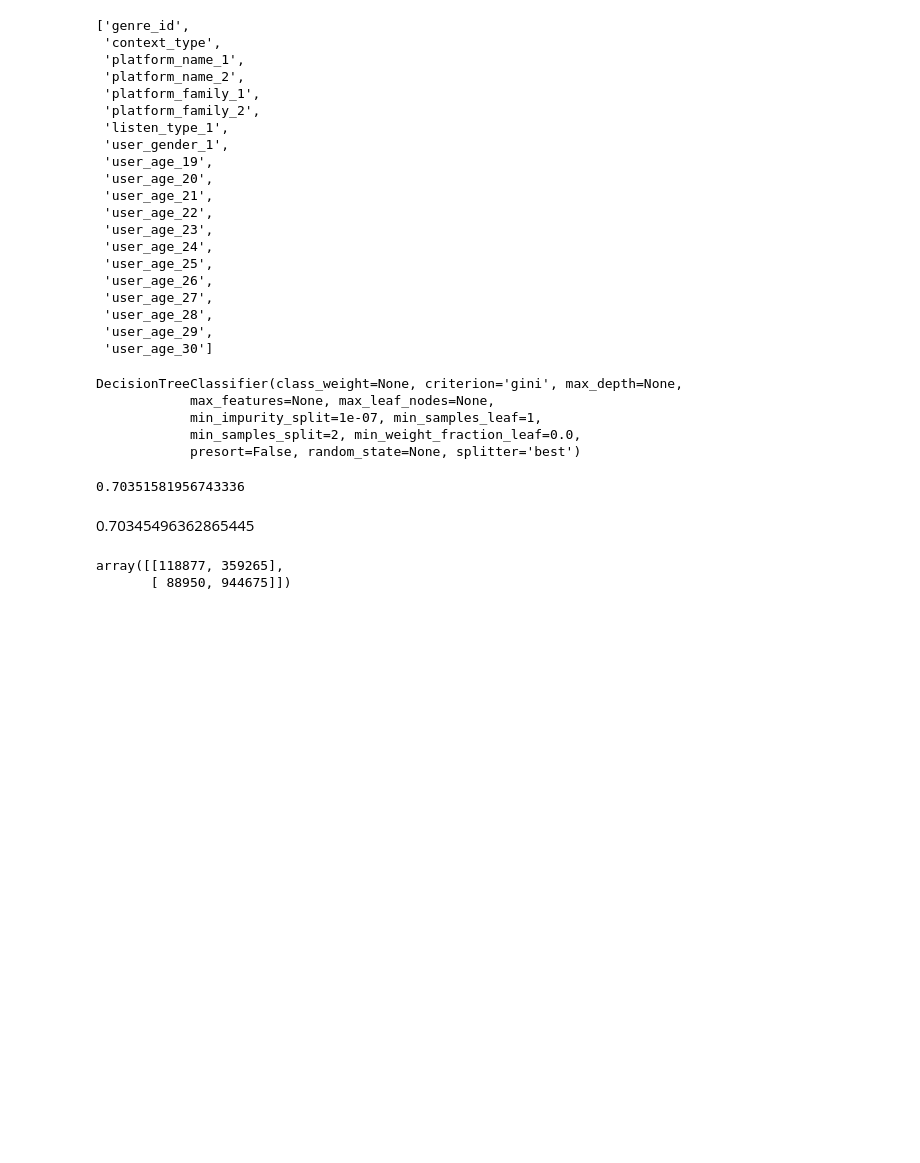
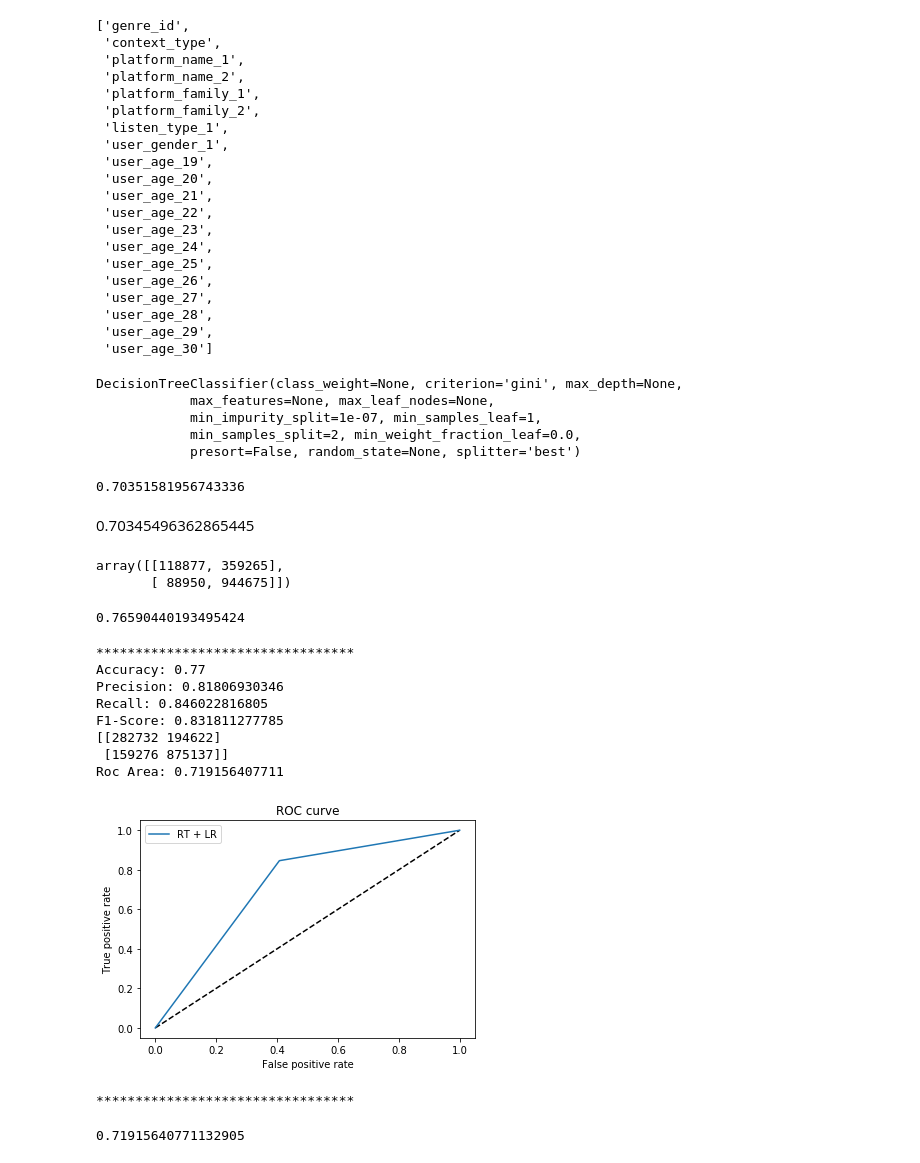
Before and after one commit to wandersoncferreira/DataScienceGame2017, a Jupyter notebook: moneda/First Model.ipynb, the cells around one changed output. Cells and saved outputs as stored; diff of their text form; code cells hidden in the pictures; blank space fills up the shorter version.

Commit message:
funcao de submissao, report com acc e AUC, plot da ROC

```diff
--- a/moneda/First Model.ipynb
+++ b/moneda/First Model.ipynb
@@ -178,3 +198,59 @@ confusion_matrix(y_test, model.predict(X_test))
 # %% [output]
 array([[118877, 359265],
        [ 88950, 944675]])
+# %%
+from sklearn.ensemble import RandomForestClassifier
+
+model = RandomForestClassifier()
+model.fit(X_train, y_train)
+model.score(X_test, y_test)
+# %% [output]
+0.76590440193495424
+# %%
+from sklearn import metrics
+from sklearn.metrics import confusion_matrix
+from sklearn.metrics import accuracy_score
+import matplotlib.pyplot as plt
+
+def complete_report(y_test, y_pred):
+    print("*********************************")
+    print("Accuracy: {0:.2f}".format(accuracy_score(y_test, y_pred)))
+    print("Precision: {0}".format(metrics.precision_score(y_test, y_pred)))
+    print("Recall: {0}".format(metrics.recall_score(y_test, y_pred)))
+    print("F1-Score: {0}".format(metrics.f1_score(y_test, y_pred)))
+    conf_m = confusion_matrix(y_test, y_pred)
+    print(conf_m)
+    try:
+        print("Roc Area: {0}".format(metrics.roc_auc_score(y_test, y_pred)))
+        roc_curve_label(y_test, y_pred)
+    except:
+        print("--")
+    print("*********************************")
+
+    return metrics.roc_auc_score(y_test, y_pred)
+
+def roc_curve_label(y_test, y_pred):
+    plt.figsize=(10,6)
+    fpr, tpr, _ = metrics.roc_curve(y_test, y_pred)
+    plt.figure(1)
+    plt.plot([0, 1], [0, 1], 'k--')
+    plt.plot(fpr, tpr, label='RT + LR')
+    plt.xlabel('False positive rate')
+    plt.ylabel('True positive rate')
+    plt.title('ROC curve')
+    plt.legend(loc='best')
+    plt.show()
+# %%
+complete_report(y_test, model.predict(X_test))
+# %% [output]
+*********************************
+Accuracy: 0.77
+Precision: 0.81806930346
+Recall: 0.846022816805
+F1-Score: 0.831811277785
+[[282732 194622]
+ [159276 875137]]
+Roc Area: 0.719156407711
+[figure, added]
+*********************************
+0.71915640771132905
```
Also changed, not shown: parts of 7 cells of this notebook, 4 other files.
